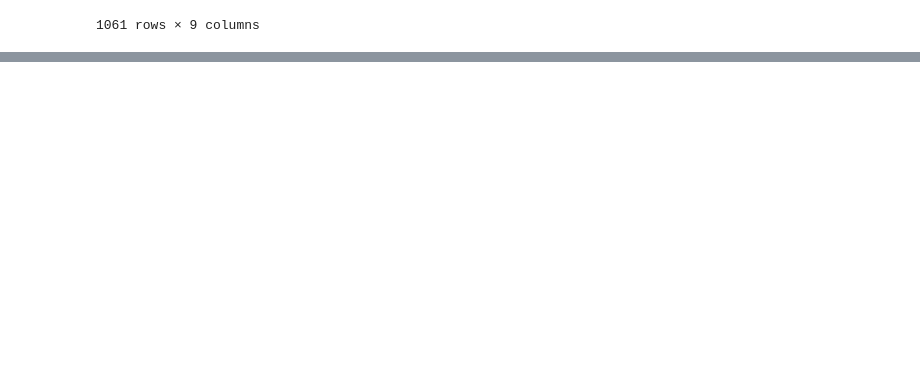
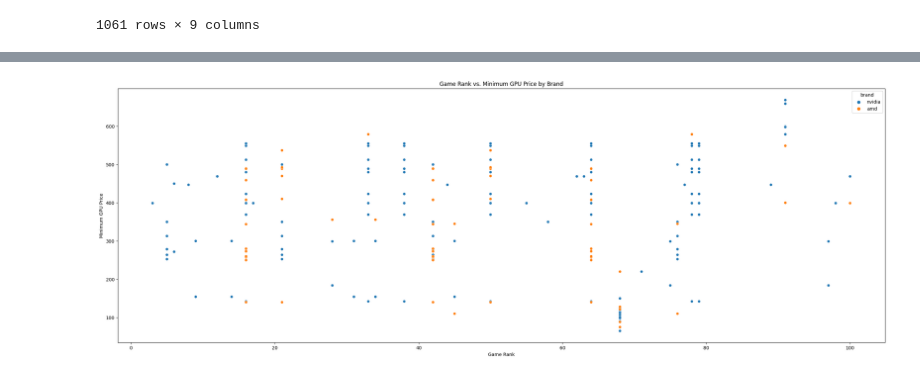
Before and after one commit to knoppds/CSCI_5502_Group_Project_01, a Jupyter notebook: gp_01_steam_data_visualization.ipynb, the cells around one changed output, grey strips where cells are left out. Cells and saved outputs as stored; diff of their text form; code cells hidden in the pictures; blank space fills up the shorter version.

Commit message:
Updats to current dataset from pc part pickr, starts to make plots

```diff
--- a/gp_01_steam_data_visualization.ipynb
+++ b/gp_01_steam_data_visualization.ipynb
@@ -303,0 +300,12 @@ df_steam_rec_gpu
+# %%
+import seaborn as sns
+
+# plot the price of the minimum nvidia gpu as box plots grouped by game rank
+plt.figure(figsize=(30, 10))
+sns.scatterplot(x='rank', y='cost', data=df_steam_min_gpu, hue='brand', )
+plt.title('Game Rank vs. Minimum GPU Price by Brand')
+plt.xlabel('Game Rank')
+plt.ylabel('Minimum GPU Price')
+plt.show()
+# %% [output]
+[figure, added]
```
Also changed, not shown: parts of 3 cells of this notebook.
